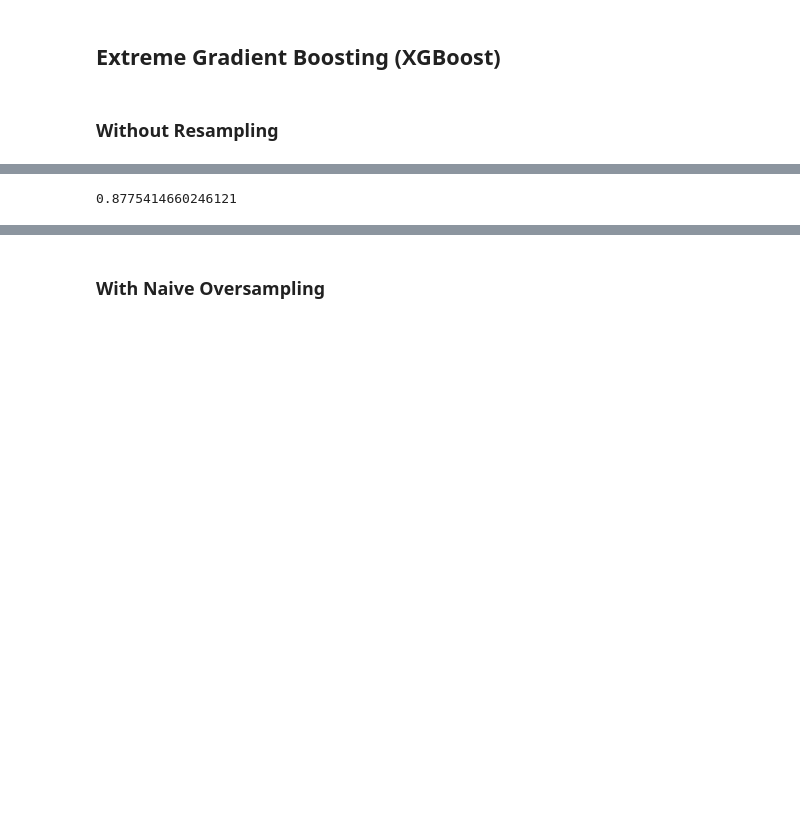
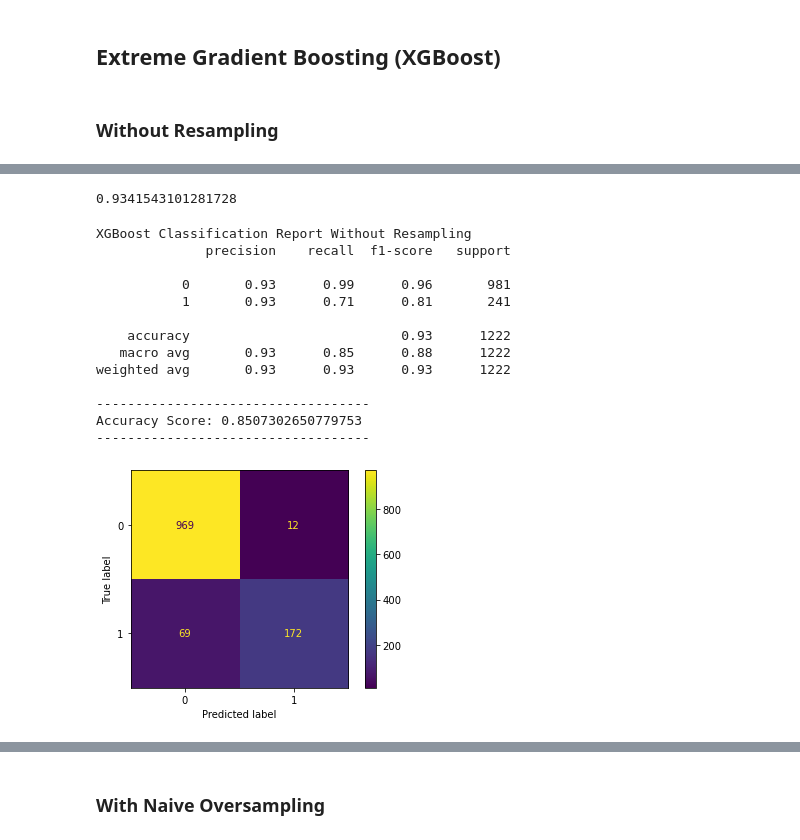
Before and after one commit to Cthompsonlbi/Team_Red, a Jupyter notebook: Notebooks/ML_Master.ipynb, the cells around one changed output, grey strips where cells are left out. Cells and saved outputs as stored; diff of their text form; code cells hidden in the pictures; blank space fills up the shorter version.

```diff
--- a/Notebooks/ML_Master.ipynb
+++ b/Notebooks/ML_Master.ipynb
@@ -544,27 +552,42 @@ xg_clf = xgb.XGBClassifier(objective='binary:logistic', use_label_encoder=False,
 xg_clf.fit(X_train, y_train)
 
 # Predict
-y_pred = xg_clf.predict(X_test)
+y_pred_xg = xg_clf.predict(X_test)
 
 # Extract accuracy
-xg_acc_score = balanced_accuracy_score(y_test, y_pred)
-balanced_accuracy_score(y_pred, y_test)
+xg_acc_score = balanced_accuracy_score(y_test, y_pred_xg)
+balanced_accuracy_score(y_pred_xg, y_test)
 # %% [output]
-0.8775414660246121
+0.9341543101281728
 # %%
 # Create confusion matrix for XGBoost
-cm = confusion_matrix(y_test, y_pred)
+cm = confusion_matrix(y_test, y_pred_xg)
 
 #Display confusion matrix using ConfusinMatrixDisplay
 display_xgb = ConfusionMatrixDisplay(confusion_matrix=cm,display_labels=xg_clf.classes_)
 display_xgb.plot()
 
 # Create balanced classification report for XGBoost
 print("XGBoost Classification Report Without Resampling")
-print(classification_report(y_test, y_pred))
+print(classification_report(y_test, y_pred_xg))
 print("-----------------------------------")
 print(f'Accuracy Score: {xg_acc_score}')
 print("-----------------------------------")
+# %% [output]
+XGBoost Classification Report Without Resampling
+              precision    recall  f1-score   support
+
+           0       0.93      0.99      0.96       981
+           1       0.93      0.71      0.81       241
+
+    accuracy                           0.93      1222
+   macro avg       0.93      0.85      0.88      1222
+weighted avg       0.93      0.93      0.93      1222
+
+-----------------------------------
+Accuracy Score: 0.8507302650779753
+-----------------------------------
+[figure, added]
 # %%
 # Plot the XGBoost important features
 xgb.plot_importance(xg_clf)
```
Also changed, not shown: parts of 22 cells of this notebook.
